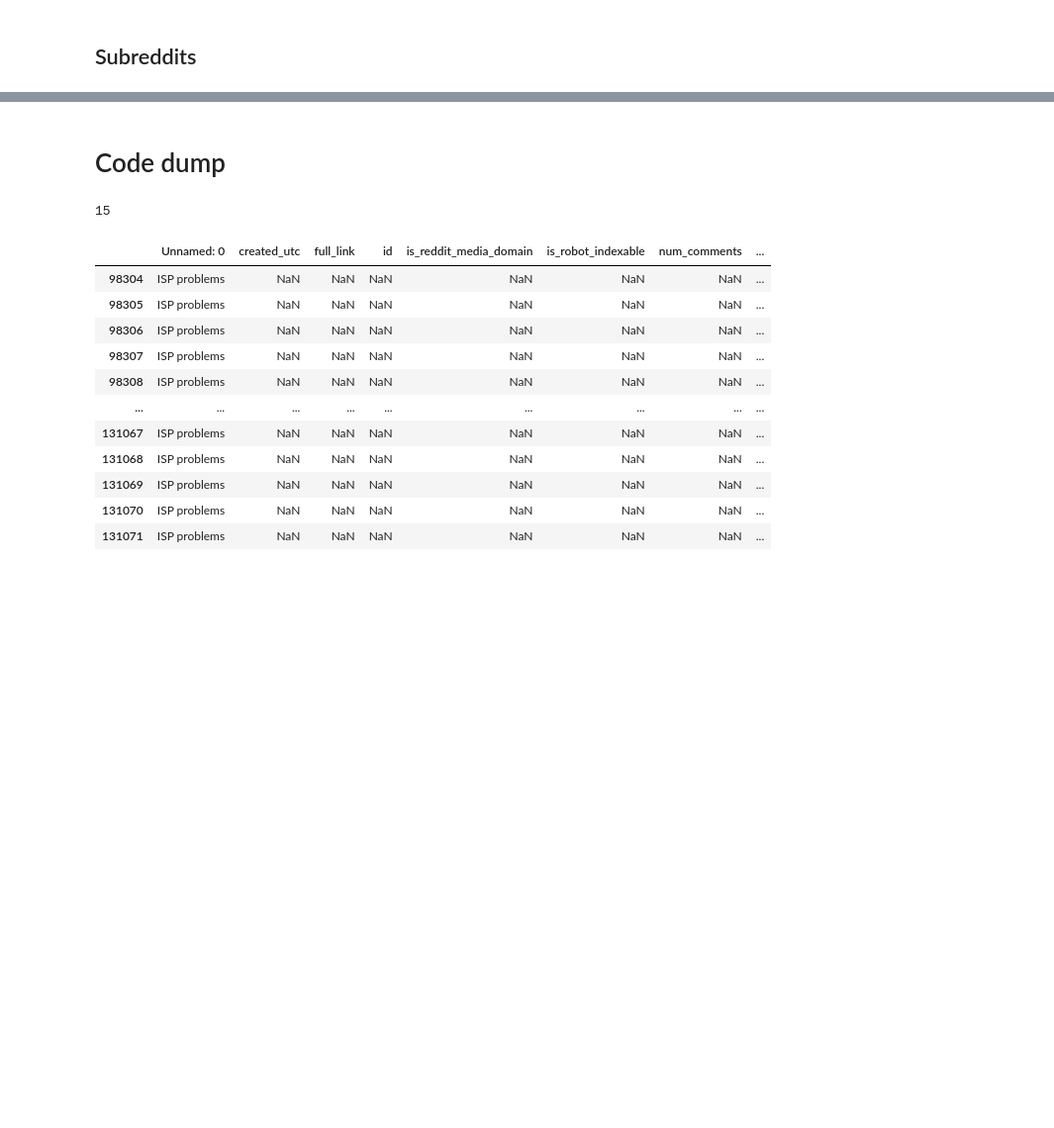
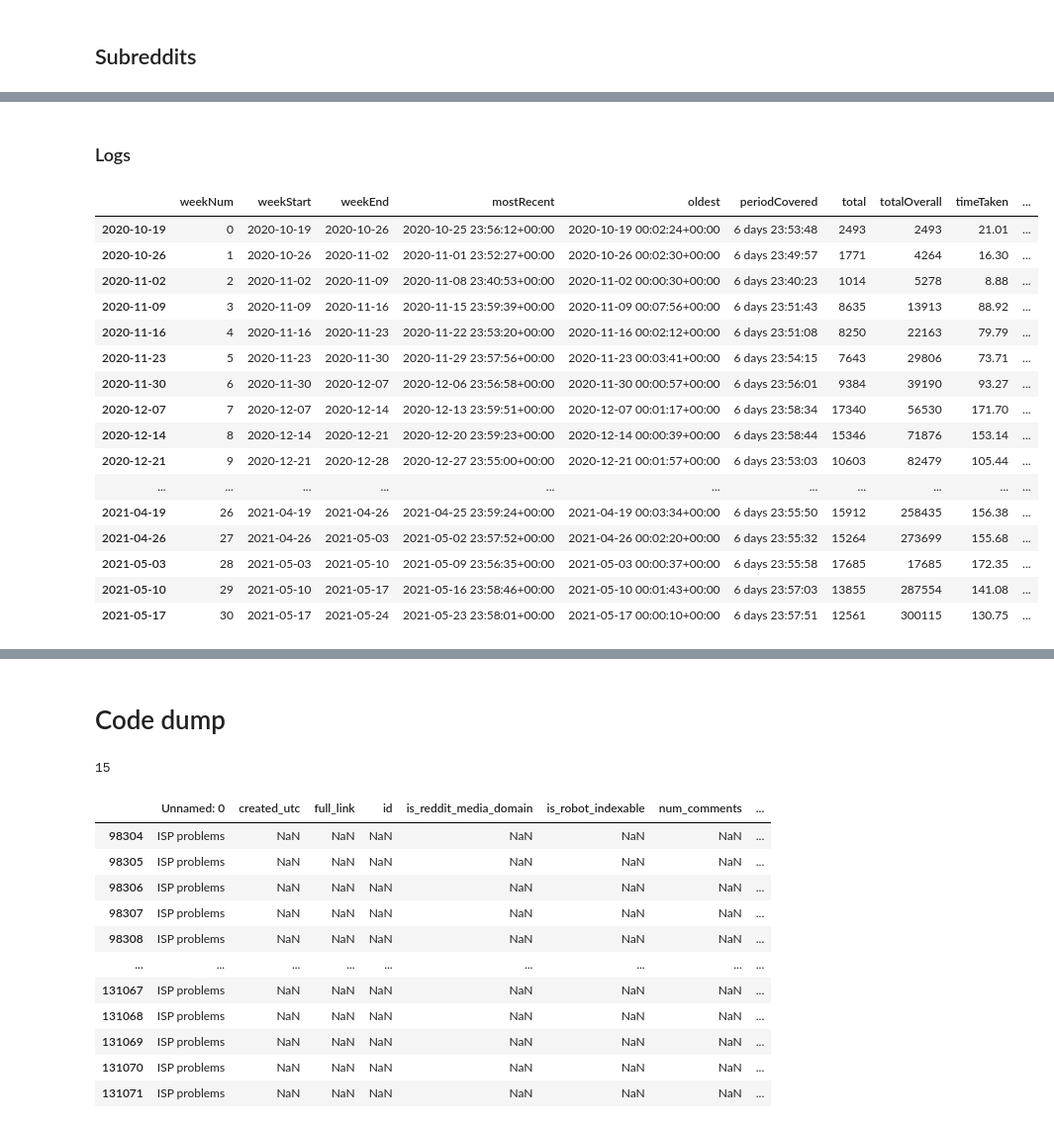
Before and after one commit to factitious/survey_v_social_media, a Jupyter notebook: Methods/Scripts/Reddit/Main.ipynb, the cells around one changed output, grey strips where cells are left out. Shown at 99% size. Cells and saved outputs as stored; diff of their text form; code cells hidden in the pictures; blank space fills up the shorter version.

Commit message:
Vaccination data (Reddit & Twitter)

```diff
--- a/Methods/Scripts/Reddit/Main.ipynb
+++ b/Methods/Scripts/Reddit/Main.ipynb
@@ -26,9 +51,9 @@ from reddit import RedditData, RedditSubmissions, SubredditSubmissions
 #     exp = "Successfully exported week {}".format(week_num)
 #     print("{}\n{}\n\n".format(exp, '='*len(exp)))
 # %%
-emp_df, emp_logs = RedditData.load_all(
-    topic = 'Employment',
-    post_type = 'Submissions',
-    start_week = 0,
-    end_week = 30,
-    df_only = False)
+# emp_df, emp_logs = RedditData.load_all(
+#     topic = 'Employment',
+#     post_type = 'Submissions',
+#     start_week = 0,
+#     end_week = 30,
+#     df_only = False)
@@ -181,9 +135,9 @@ all_subreddits = RedditData.get_subreddits(allsr)
 
 #     emp_subreddit_submissions.export_one_week()
 # %%
-emp_sr_df, emp_sr_logs = RedditData.load_all(
-    topic = 'Employment',
-    post_type = 'SubredditSubmissions',
-    start_week = 0,
-    end_week = 30,
-    df_only = False)
+# emp_sr_df, emp_sr_logs = RedditData.load_all(
+#     topic = 'Employment',
+#     post_type = 'SubredditSubmissions',
+#     start_week = 0,
+#     end_week = 30,
+#     df_only = False)
@@ -235,0 +189,29 @@ emp_sr_logs_clean
+# %%
+vac_df, vac_logs = RedditData.load_all(
+    topic = 'Vaccination',
+    post_type = 'Submissions',
+    start_week = 0,
+    end_week = 30,
+    df_only = False)
+# %% [markdown]
+### Logs
+# %%
+vac_logs
+# %% [output]
+|  | weekNum | weekStart | weekEnd | mostRecent | oldest | periodCovered | total | totalOverall | timeTaken | ... |
+| 2020-10-19 | 0 | 2020-10-19 | 2020-10-26 | 2020-10-25 23:56:12+00:00 | 2020-10-19 00:02:24+00:00 | 6 days 23:53:48 | 2493 | 2493 | 21.01 | ... |
+| 2020-10-26 | 1 | 2020-10-26 | 2020-11-02 | 2020-11-01 23:52:27+00:00 | 2020-10-26 00:02:30+00:00 | 6 days 23:49:57 | 1771 | 4264 | 16.30 | ... |
+| 2020-11-02 | 2 | 2020-11-02 | 2020-11-09 | 2020-11-08 23:40:53+00:00 | 2020-11-02 00:00:30+00:00 | 6 days 23:40:23 | 1014 | 5278 | 8.88 | ... |
+| 2020-11-09 | 3 | 2020-11-09 | 2020-11-16 | 2020-11-15 23:59:39+00:00 | 2020-11-09 00:07:56+00:00 | 6 days 23:51:43 | 8635 | 13913 | 88.92 | ... |
+| 2020-11-16 | 4 | 2020-11-16 | 2020-11-23 | 2020-11-22 23:53:20+00:00 | 2020-11-16 00:02:12+00:00 | 6 days 23:51:08 | 8250 | 22163 | 79.79 | ... |
+| 2020-11-23 | 5 | 2020-11-23 | 2020-11-30 | 2020-11-29 23:57:56+00:00 | 2020-11-23 00:03:41+00:00 | 6 days 23:54:15 | 7643 | 29806 | 73.71 | ... |
+| 2020-11-30 | 6 | 2020-11-30 | 2020-12-07 | 2020-12-06 23:56:58+00:00 | 2020-11-30 00:00:57+00:00 | 6 days 23:56:01 | 9384 | 39190 | 93.27 | ... |
+| 2020-12-07 | 7 | 2020-12-07 | 2020-12-14 | 2020-12-13 23:59:51+00:00 | 2020-12-07 00:01:17+00:00 | 6 days 23:58:34 | 17340 | 56530 | 171.70 | ... |
+| 2020-12-14 | 8 | 2020-12-14 | 2020-12-21 | 2020-12-20 23:59:23+00:00 | 2020-12-14 00:00:39+00:00 | 6 days 23:58:44 | 15346 | 71876 | 153.14 | ... |
+| 2020-12-21 | 9 | 2020-12-21 | 2020-12-28 | 2020-12-27 23:55:00+00:00 | 2020-12-21 00:01:57+00:00 | 6 days 23:53:03 | 10603 | 82479 | 105.44 | ... |
+| ... | ... | ... | ... | ... | ... | ... | ... | ... | ... | ... |
+| 2021-04-19 | 26 | 2021-04-19 | 2021-04-26 | 2021-04-25 23:59:24+00:00 | 2021-04-19 00:03:34+00:00 | 6 days 23:55:50 | 15912 | 258435 | 156.38 | ... |
+| 2021-04-26 | 27 | 2021-04-26 | 2021-05-03 | 2021-05-02 23:57:52+00:00 | 2021-04-26 00:02:20+00:00 | 6 days 23:55:32 | 15264 | 273699 | 155.68 | ... |
+| 2021-05-03 | 28 | 2021-05-03 | 2021-05-10 | 2021-05-09 23:56:35+00:00 | 2021-05-03 00:00:37+00:00 | 6 days 23:55:58 | 17685 | 17685 | 172.35 | ... |
+| 2021-05-10 | 29 | 2021-05-10 | 2021-05-17 | 2021-05-16 23:58:46+00:00 | 2021-05-10 00:01:43+00:00 | 6 days 23:57:03 | 13855 | 287554 | 141.08 | ... |
+| 2021-05-17 | 30 | 2021-05-17 | 2021-05-24 | 2021-05-23 23:58:01+00:00 | 2021-05-17 00:00:10+00:00 | 6 days 23:57:51 | 12561 | 300115 | 130.75 | ... |
```
Also changed, not shown: parts of 35 cells of this notebook, 3 other files.
